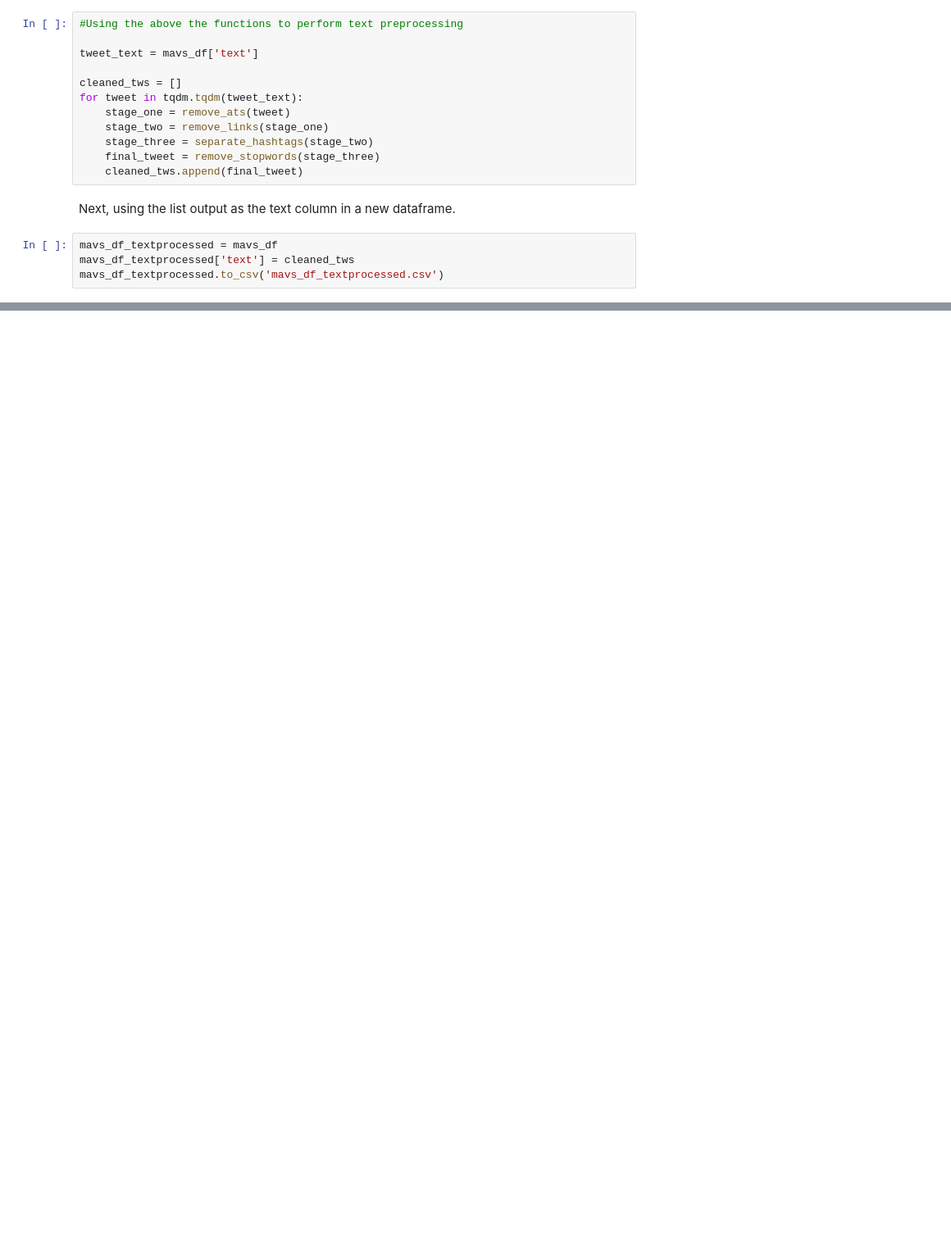
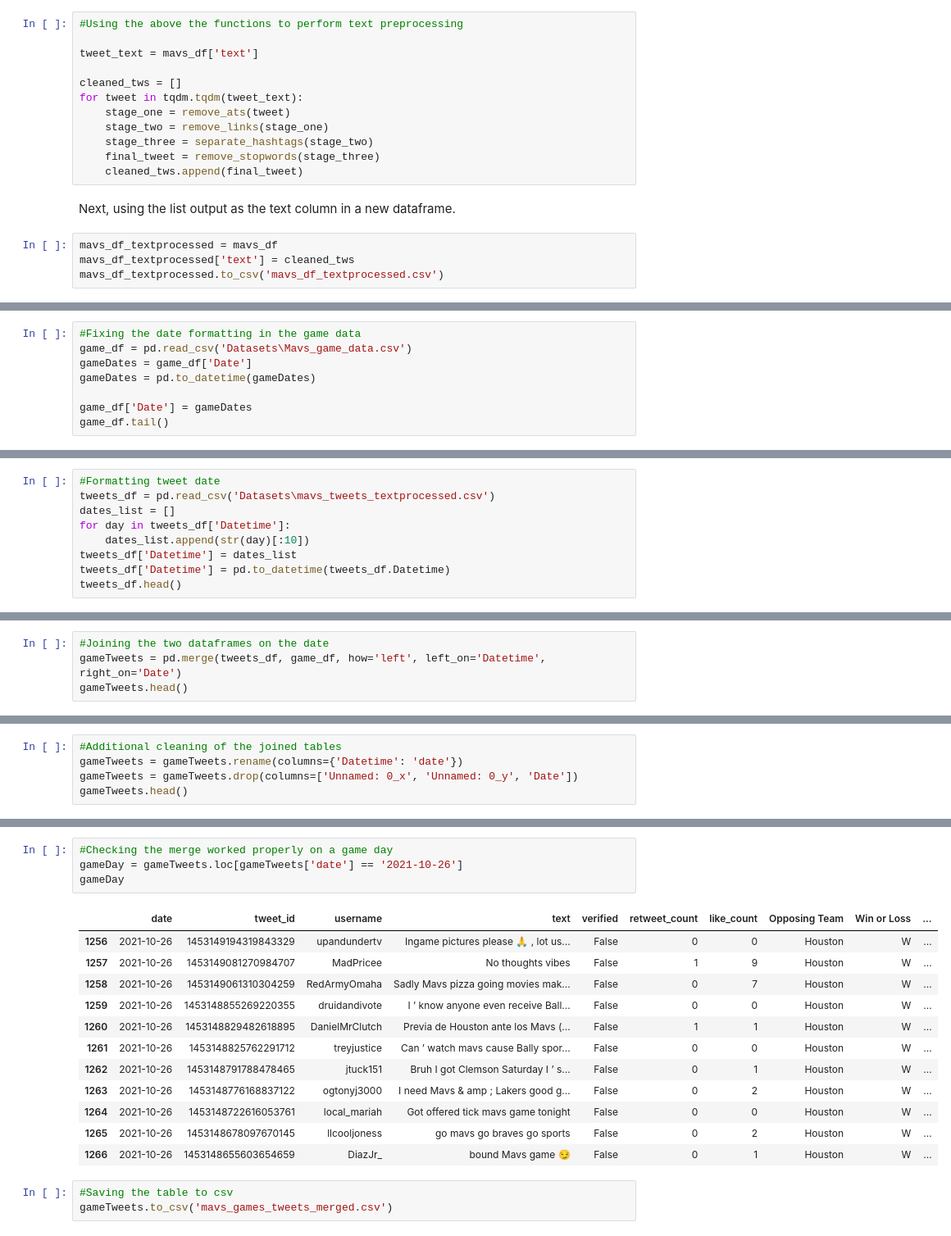
Before and after one commit to alchemicHen/twitter_nba_project, a Jupyter notebook: twitter_cleaning.ipynb, the cells around one changed output, grey strips where cells are left out. Shown: that part at 82% size. Saved outputs shown, nothing was run; the diff lists cells and outputs as text; blank space fills up the shorter version.

Commit message:
joined and cleaned tweet and game datasets

```diff
--- a/twitter_cleaning.ipynb
+++ b/twitter_cleaning.ipynb
@@ -154,0 +172,8 @@ mavs_df_textprocessed.to_csv('mavs_df_textprocessed.csv')
+# %%
+#Fixing the date formatting in the game data
+game_df = pd.read_csv('Datasets\Mavs_game_data.csv')
+gameDates = game_df['Date']
+gameDates = pd.to_datetime(gameDates)
+
+game_df['Date'] = gameDates
+game_df.tail()
@@ -154,0 +187,9 @@ mavs_df_textprocessed.to_csv('mavs_df_textprocessed.csv')
+# %%
+#Formatting tweet date
+tweets_df = pd.read_csv('Datasets\mavs_tweets_textprocessed.csv')
+dates_list = []
+for day in tweets_df['Datetime']:
+    dates_list.append(str(day)[:10])
+tweets_df['Datetime'] = dates_list
+tweets_df['Datetime'] = pd.to_datetime(tweets_df.Datetime)
+tweets_df.head()
@@ -154,0 +203,4 @@ mavs_df_textprocessed.to_csv('mavs_df_textprocessed.csv')
+# %%
+#Joining the two dataframes on the date
+gameTweets = pd.merge(tweets_df, game_df, how='left', left_on='Datetime', right_on='Date')
+gameTweets.head()
@@ -154,0 +214,5 @@ mavs_df_textprocessed.to_csv('mavs_df_textprocessed.csv')
+# %%
+#Additional cleaning of the joined tables
+gameTweets = gameTweets.rename(columns={'Datetime': 'date'})
+gameTweets = gameTweets.drop(columns=['Unnamed: 0_x', 'Unnamed: 0_y', 'Date'])
+gameTweets.head()
@@ -154,0 +226,20 @@ mavs_df_textprocessed.to_csv('mavs_df_textprocessed.csv')
+# %%
+#Checking the merge worked properly on a game day
+gameDay = gameTweets.loc[gameTweets['date'] == '2021-10-26']
+gameDay
+# %% [output]
+|  | date | tweet_id | username | text | verified | retweet_count | like_count | Opposing Team | Win or Loss | ... |
+| 1256 | 2021-10-26 | 1453149194319843329 | upandundertv | Ingame pictures please 🙏 , lot us... | False | 0 | 0 | Houston | W | ... |
+| 1257 | 2021-10-26 | 1453149081270984707 | MadPricee | No thoughts vibes | False | 1 | 9 | Houston | W | ... |
+| 1258 | 2021-10-26 | 1453149061310304259 | RedArmyOmaha | Sadly Mavs pizza going movies mak... | False | 0 | 7 | Houston | W | ... |
+| 1259 | 2021-10-26 | 1453148855269220355 | druidandivote | I ’ know anyone even receive Ball... | False | 0 | 0 | Houston | W | ... |
+| 1260 | 2021-10-26 | 1453148829482618895 | DanielMrClutch | Previa de Houston ante los Mavs (... | False | 1 | 1 | Houston | W | ... |
+| 1261 | 2021-10-26 | 1453148825762291712 | treyjustice | Can ’ watch mavs cause Bally spor... | False | 0 | 0 | Houston | W | ... |
+| 1262 | 2021-10-26 | 1453148791788478465 | jtuck151 | Bruh I got Clemson Saturday I ’ s... | False | 0 | 1 | Houston | W | ... |
+| 1263 | 2021-10-26 | 1453148776168837122 | ogtonyj3000 | I need Mavs & amp ; Lakers good g... | False | 0 | 2 | Houston | W | ... |
+| 1264 | 2021-10-26 | 1453148722616053761 | local_mariah | Got offered tick mavs game tonight | False | 0 | 0 | Houston | W | ... |
+| 1265 | 2021-10-26 | 1453148678097670145 | llcooljoness | go mavs go braves go sports | False | 0 | 2 | Houston | W | ... |
+| 1266 | 2021-10-26 | 1453148655603654659 | DiazJr_ | bound Mavs game 😏 | False | 0 | 1 | Houston | W | ... |
+# %%
+#Saving the table to csv
+gameTweets.to_csv('mavs_games_tweets_merged.csv')
```
Also changed, not shown: parts of 8 cells of this notebook, 23 other files.
